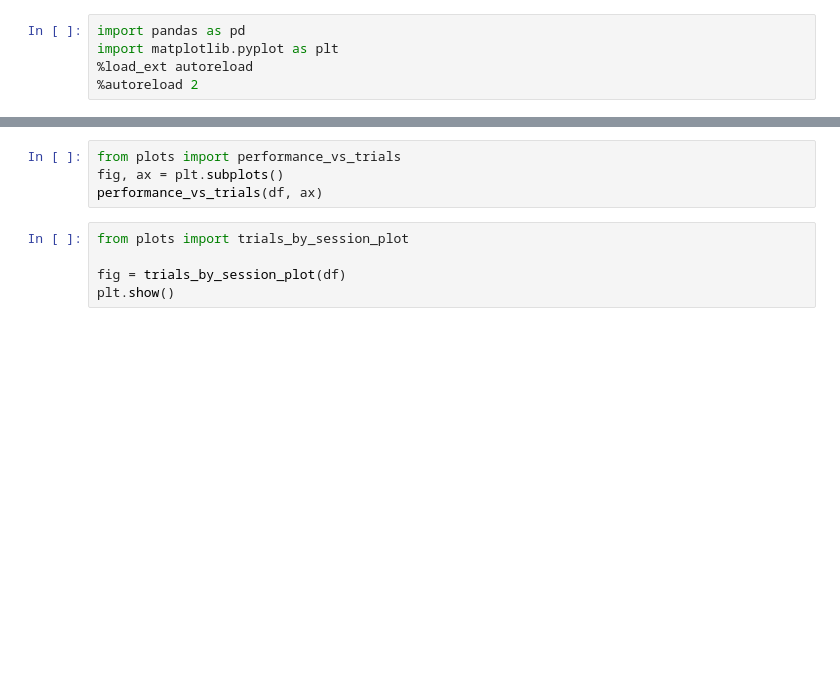
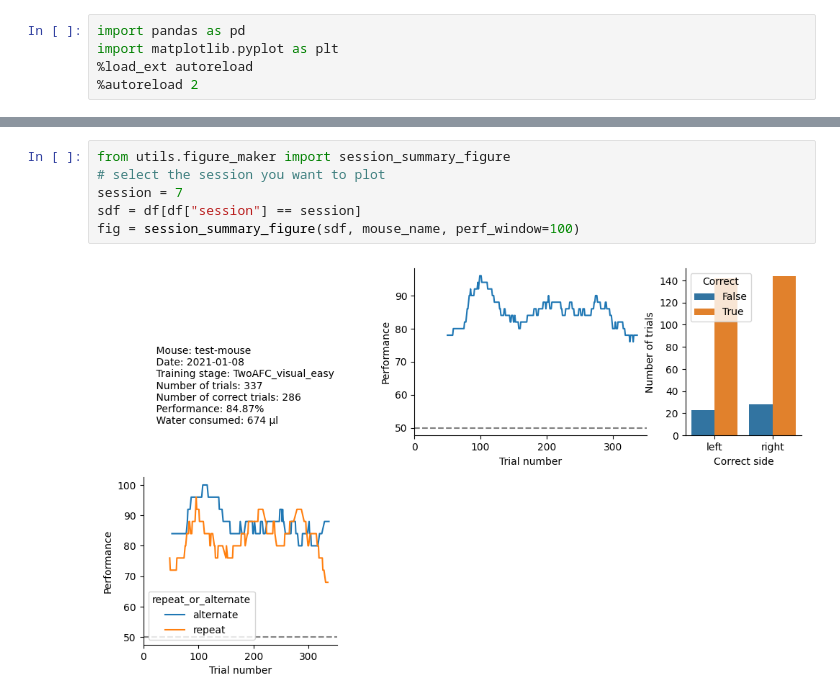
Before and after one commit to LearningCircuitsLab/auditory-task-python, a Jupyter notebook: plot_testing.ipynb, the cells around one changed output, grey strips where cells are left out. Drawn from its saved outputs; the diff is of its cells as text; blank space fills up the shorter version.

```diff
--- a/plot_testing.ipynb
+++ b/plot_testing.ipynb
@@ -29,9 +18,8 @@ fig = trials_by_session_plot(df)
-# %%
-from plots import performance_vs_trials
-fig, ax = plt.subplots()
-performance_vs_trials(df, ax)
-# %%
-from plots import trials_by_session_plot
-
-fig = trials_by_session_plot(df)
-plt.show()
+# %%
+from utils.figure_maker import session_summary_figure
+# select the session you want to plot
+session = 7
+sdf = df[df["session"] == session]
+fig = session_summary_figure(sdf, mouse_name, perf_window=100)
+# %% [output]
+[figure, added]
```
Also changed, not shown: parts of 3 cells of this notebook, 9 other files.
